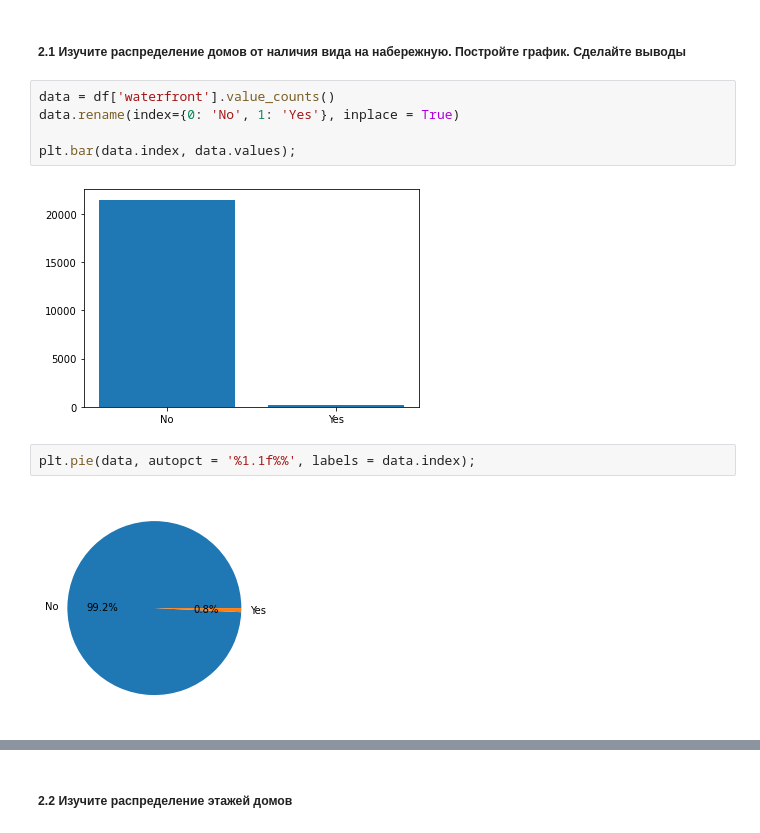
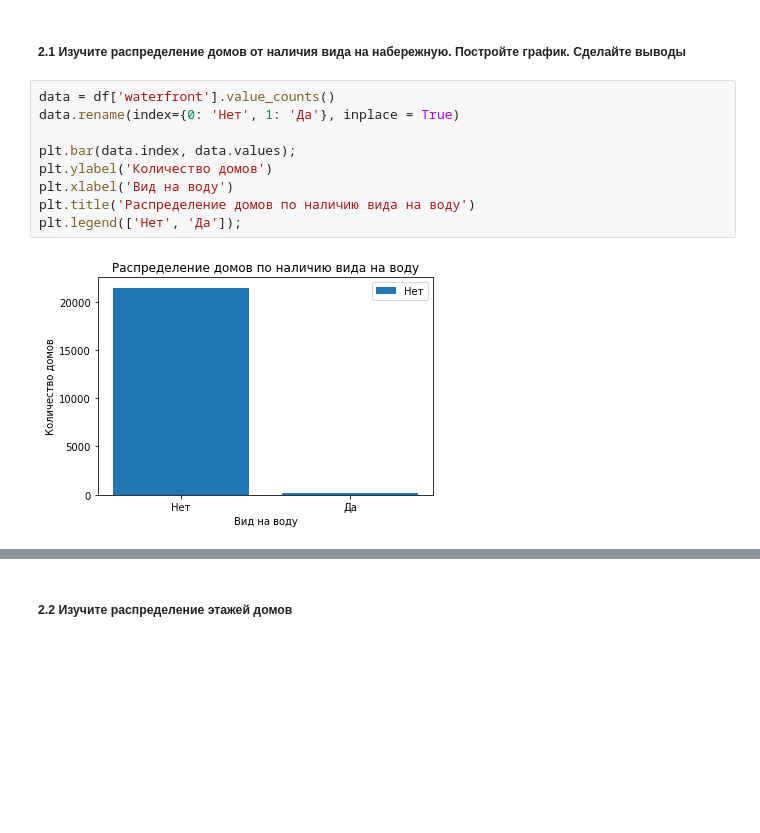
Before and after one commit to NickAllenov-DE/Python-basic-for-analysts, a Jupyter notebook: Hometask_4/PyForAn-Hometask_4.ipynb, the cells around one changed output, grey strips where cells are left out. Cells and saved outputs as stored; diff of their text form; blank space fills up the shorter version.

```diff
--- a/Hometask_4/PyForAn-Hometask_4.ipynb
+++ b/Hometask_4/PyForAn-Hometask_4.ipynb
@@ -74,12 +74,12 @@ plt.ylabel('Количество домов');
 ##### 2.1 Изучите распределение домов от наличия вида на набережную. Постройте график. Сделайте выводы
 # %%
 data = df['waterfront'].value_counts()
-data.rename(index={0: 'No', 1: 'Yes'}, inplace = True)
+data.rename(index={0: 'Нет', 1: 'Да'}, inplace = True)
 
 plt.bar(data.index, data.values);
+plt.ylabel('Количество домов')
+plt.xlabel('Вид на воду')
+plt.title('Распределение домов по наличию вида на воду')
+plt.legend(['Нет', 'Да']);
 # %% [output]
-[figure, old version]
+[figure, new version]
-# %%
-plt.pie(data, autopct = '%1.1f%%', labels = data.index);
-# %% [output]
-[figure, removed]
```
Also changed, not shown: parts of 23 cells of this notebook.
